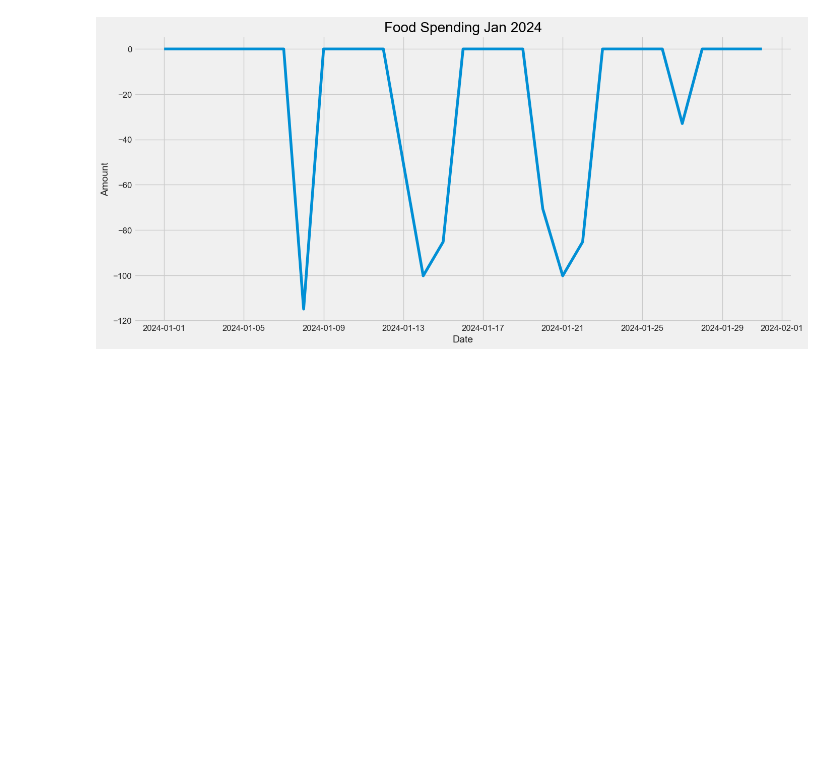
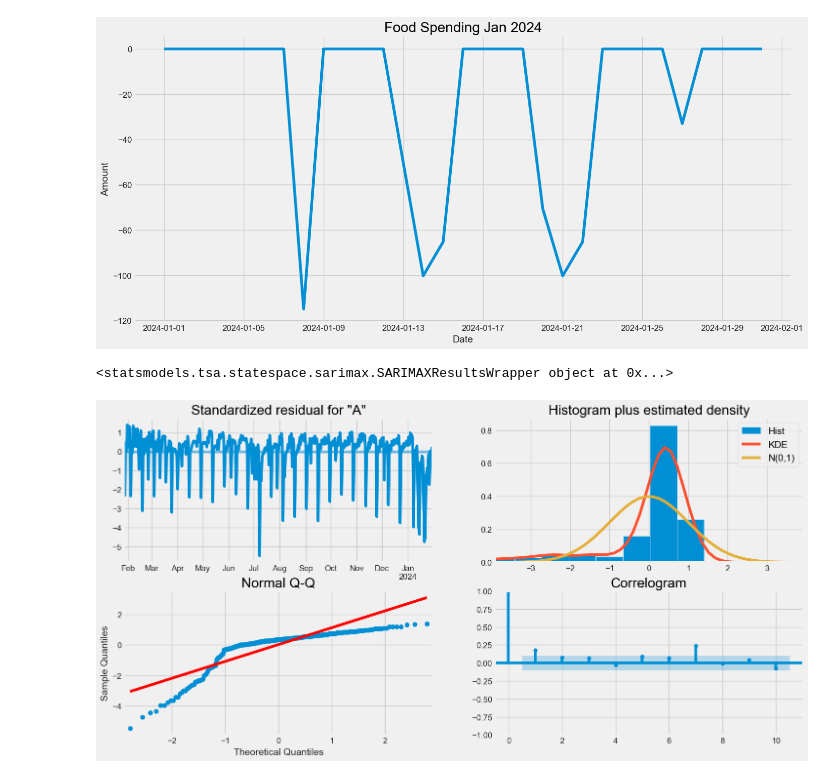
Before and after one commit to petermroberts/Ledgr, a Jupyter notebook: Presentation/Models.ipynb, the cells around one changed output. Cells and saved outputs as stored; diff of their text form; code cells hidden in the pictures; blank space fills up the shorter version.

```diff
--- a/Presentation/Models.ipynb
+++ b/Presentation/Models.ipynb
@@ -181,7 +181,7 @@ food_params
 # %% [markdown]
 ## Fit the SARIMA Models
 # %%
-def fit_model(dataframe, params):
+def fit_model(dataframe, params, new_params=None):
     model = sm.tsa.statespace.SARIMAX(dataframe, order=params[0], seasonal_order=params[1], enforce_stationarity=False, enforce_invertibility=False)
     return model.fit()
 # %%
@@ -392,7 +392,17 @@ plt.show()
 # %% [output]
 [figure]
 # %%
-def incremental_learn(model, dataframe):
-    return model.update(dataframe)
+def incremental_learn(model, model2, dataframe):
+    new_params = model.update(dataframe)
+    return model2.append(new_params)
 # %%
-updated_food_model = incremental_learn(unfit_food_model, prep_update)
+updated_food_model = incremental_learn(unfit_food_model, food_model, prep_update)
+# %%
+print(updated_food_model)
+# %% [output]
+<statsmodels.tsa.statespace.sarimax.SARIMAXResultsWrapper object at 0x...>
+# %%
+updated_food_model.plot_diagnostics(figsize=(16, 8))
+plt.show()
+# %% [output]
+[figure, added]
```
Also changed, not shown: parts of 3 cells of this notebook.
